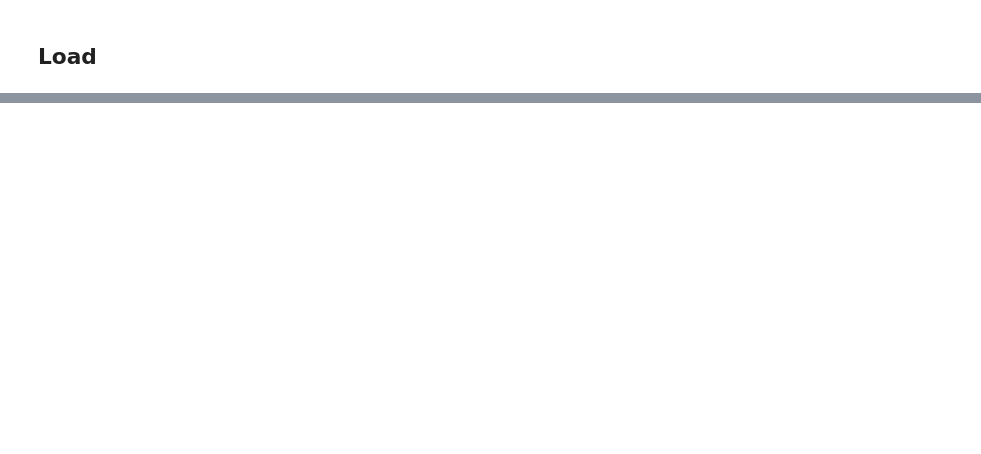
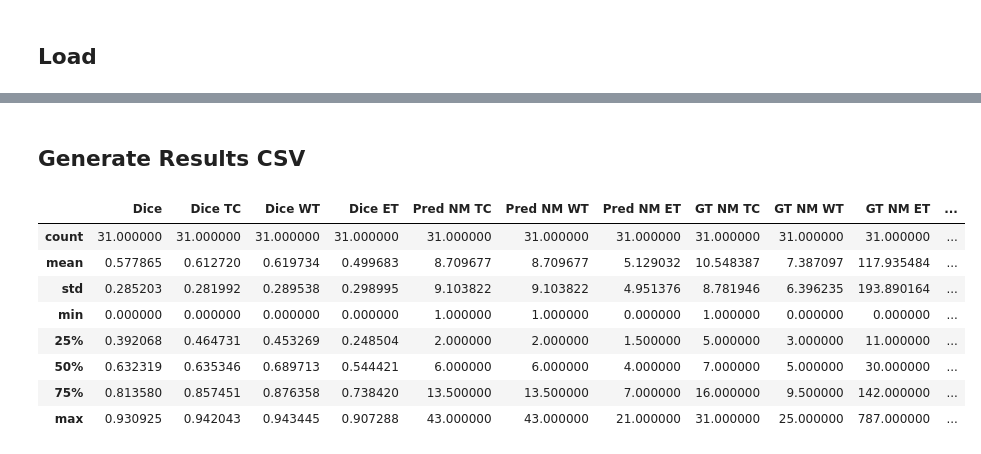
Before and after one commit to NachoGV/Semantic-Segmentation-of-Brain-Metastases-in-MRI-Scans, a Jupyter notebook: utils/results_generator.ipynb, the cells around one changed output, grey strips where cells are left out. Saved outputs shown, nothing was run; the diff lists cells and outputs as text; code cells hidden in the pictures; blank space fills up the shorter version.

Commit message:
Modified code to read from generated files

```diff
--- a/utils/results_generator.ipynb
+++ b/utils/results_generator.ipynb
@@ -41,5 +15,6 @@ Device: cuda
 # %%
 seed = 33
 pd.set_option("display.max_columns", None)
+pd.set_option('display.max_colwidth', None)
 # %% [markdown]
 ## Load
@@ -190,0 +21,31 @@ UNetR_scores.describe()
+# %%
+test_pred_segs_paths = '../outputs/AHNet/pred_segs/test_pred_segs'
+test_gt_segs_paths = '../outputs/gt_segs/test_gt_segs'
+subject_ids = pd.read_csv('../data/TEST.csv')['SubjectID'].values
+
+ah_segs, unet_segs, segresnet_segs, untr_segs, gt_segs = [], [], [], [], []
+for sid in subject_ids:
+    ah_channels, unet_channels, segresnet_channels, untr_channels, gt_channels = [], [], [], [], []
+    for channel in ['TC', 'WT', 'ET']:
+        ah_channels.append(f'../outputs/AHNet/pred_segs/test_pred_segs/pred_{sid}_{channel}.nii.gz')
+        unet_channels.append(f'../outputs/UNet/pred_segs/test_pred_segs/pred_{sid}_{channel}.nii.gz')
+        segresnet_channels.append(f'../outputs/SegResNet/pred_segs/test_pred_segs/pred_{sid}_{channel}.nii.gz')
+        untr_channels.append(f'../outputs/UNETR/pred_segs/test_pred_segs/pred_{sid}_{channel}.nii.gz')
+        gt_channels.append(f'../outputs/gt_segs/test_gt_segs/gt_{sid}_{channel}.nii.gz')
+
+    ah_segs.append(ah_channels)
+    unet_segs.append(unet_channels)
+    segresnet_segs.append(segresnet_channels)
+    untr_segs.append(untr_channels)
+    gt_segs.append(gt_channels)
+
+# Dataframe
+data_df = pd.DataFrame()
+data_df['SubjectID'] = subject_ids
+data_df['AHNet'] = ah_segs
+data_df['UNet'] = unet_segs
+data_df['SegResNet'] = segresnet_segs
+data_df['UNETR'] = untr_segs
+data_df['GT'] = gt_segs
+
+data_df.head()
@@ -190,0 +59,17 @@ UNetR_scores.describe()
+# %% [markdown]
+## Generate Results CSV
+# %%
+# AHNet
+ahnet_df = calculate_metrics('AHNet', data_df)
+ahnet_df.to_csv('../outputs/AHNet/test_scores.csv', index=False)
+ahnet_df.describe()
+# %% [output]
+|  | Dice | Dice TC | Dice WT | Dice ET | Pred NM TC | Pred NM WT | Pred NM ET | GT NM TC | GT NM WT | GT NM ET | ... |
+| count | 31.000000 | 31.000000 | 31.000000 | 31.000000 | 31.000000 | 31.000000 | 31.000000 | 31.000000 | 31.000000 | 31.000000 | ... |
+| mean | 0.577865 | 0.612720 | 0.619734 | 0.499683 | 8.709677 | 8.709677 | 5.129032 | 10.548387 | 7.387097 | 117.935484 | ... |
+| std | 0.285203 | 0.281992 | 0.289538 | 0.298995 | 9.103822 | 9.103822 | 4.951376 | 8.781946 | 6.396235 | 193.890164 | ... |
+| min | 0.000000 | 0.000000 | 0.000000 | 0.000000 | 1.000000 | 1.000000 | 0.000000 | 1.000000 | 0.000000 | 0.000000 | ... |
+| 25% | 0.392068 | 0.464731 | 0.453269 | 0.248504 | 2.000000 | 2.000000 | 1.500000 | 5.000000 | 3.000000 | 11.000000 | ... |
+| 50% | 0.632319 | 0.635346 | 0.689713 | 0.544421 | 6.000000 | 6.000000 | 4.000000 | 7.000000 | 5.000000 | 30.000000 | ... |
+| 75% | 0.813580 | 0.857451 | 0.876358 | 0.738420 | 13.500000 | 13.500000 | 7.000000 | 16.000000 | 9.500000 | 142.000000 | ... |
+| max | 0.930925 | 0.942043 | 0.943445 | 0.907288 | 43.000000 | 43.000000 | 21.000000 | 31.000000 | 25.000000 | 787.000000 | ... |
```
Also changed, not shown: parts of 20 cells of this notebook, 5 other files.
